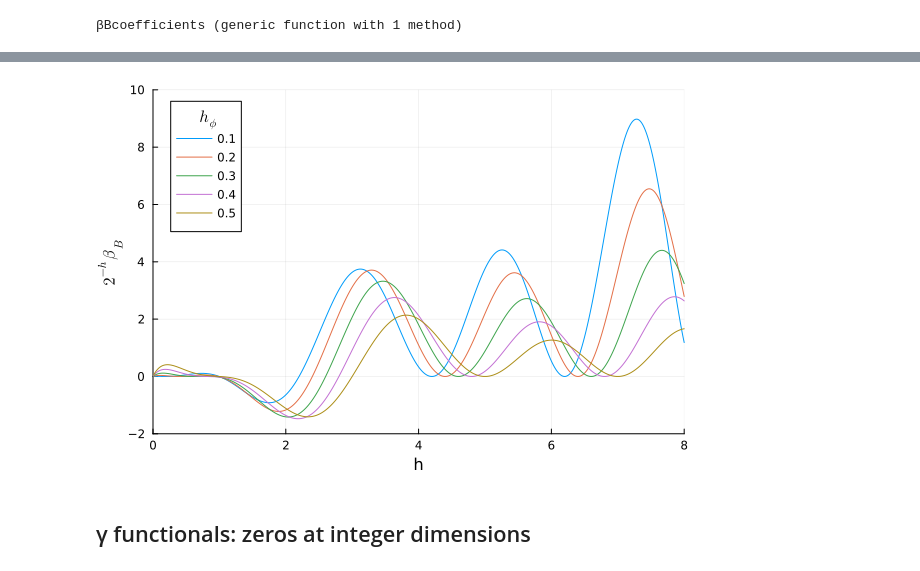
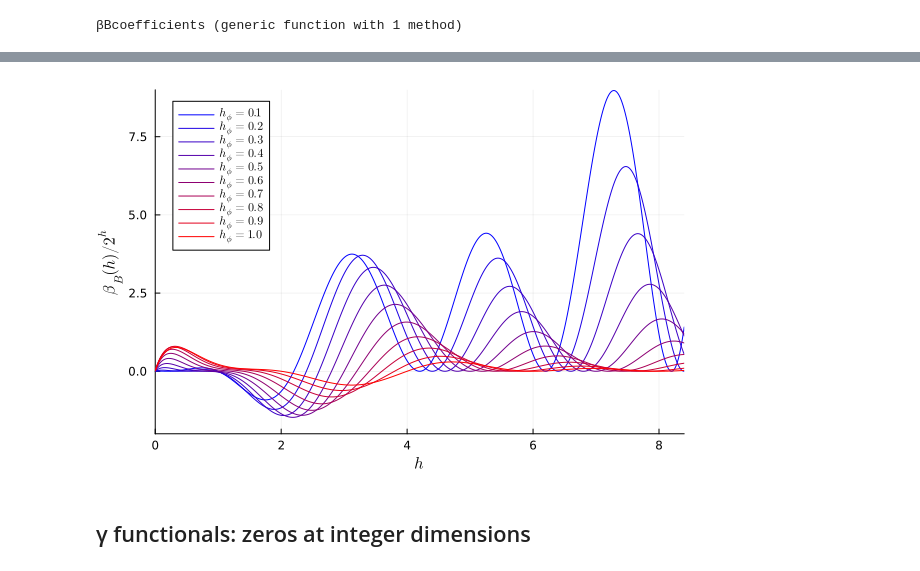
Before and after one commit to gillioz/CoBooM-2d, a Jupyter notebook: Optimal_functionals.ipynb, the cells around one changed output, grey strips where cells are left out. Saved outputs shown, nothing was run; the diff lists cells and outputs as text; code cells hidden in the pictures.

```diff
--- a/Optimal_functionals.ipynb
+++ b/Optimal_functionals.ipynb
@@ -527,11 +554,12 @@ ylabel!(L"\beta_B")
 # %%
-plot(legendtitle = L"h_\phi")
-for hϕ = 0.1:0.1:0.5
-    plot!(βB[!, "h"], -1 .* 0.5.^βB[!, "h"] .* βB[!, string(hϕ)], label=hϕ)
+plot(palette = ColorScheme(range(colorant"blue", colorant"red", length=10)))
+for hϕ = 0.1:0.1:1
+    h = βB[!, "h"]
+    plot!(h, -1 .* 0.5.^h .* βB[!, string(hϕ)], label=legendtitle = L"h_\phi = %$hϕ")
 end
-xlims!(0,8)
-ylims!(-2, 10)
-xlabel!("h")
-ylabel!(L"2^{-h} \beta_B")
+xlims!(0,8.4)
+ylims!(-2, 9)
+xlabel!(L"h")
+ylabel!(L"\beta_B(h) / 2^h")
 # %% [output]
-[figure, old version]
+[figure, new version]
```
Also changed, not shown: parts of 87 cells of this notebook, 55 other files.
